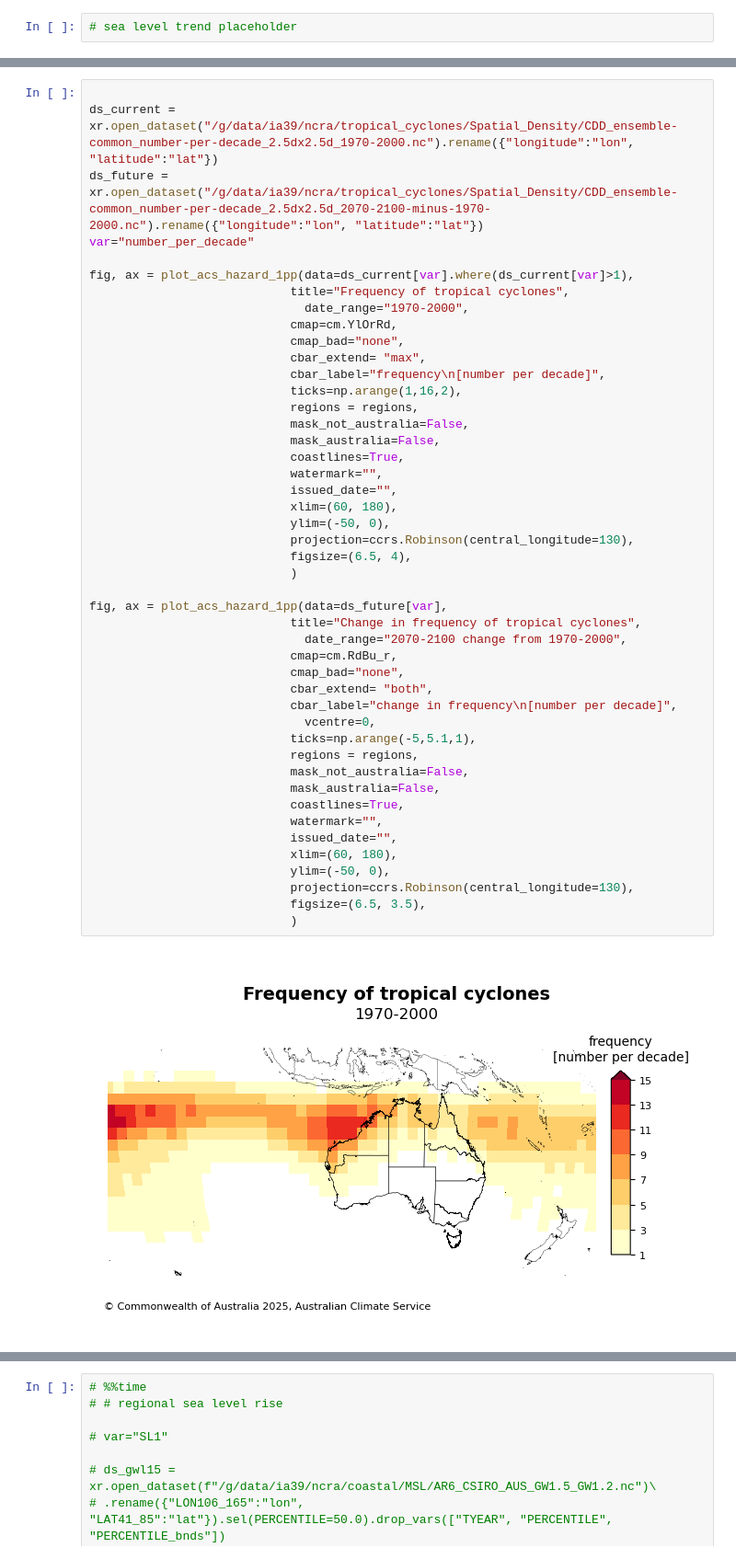
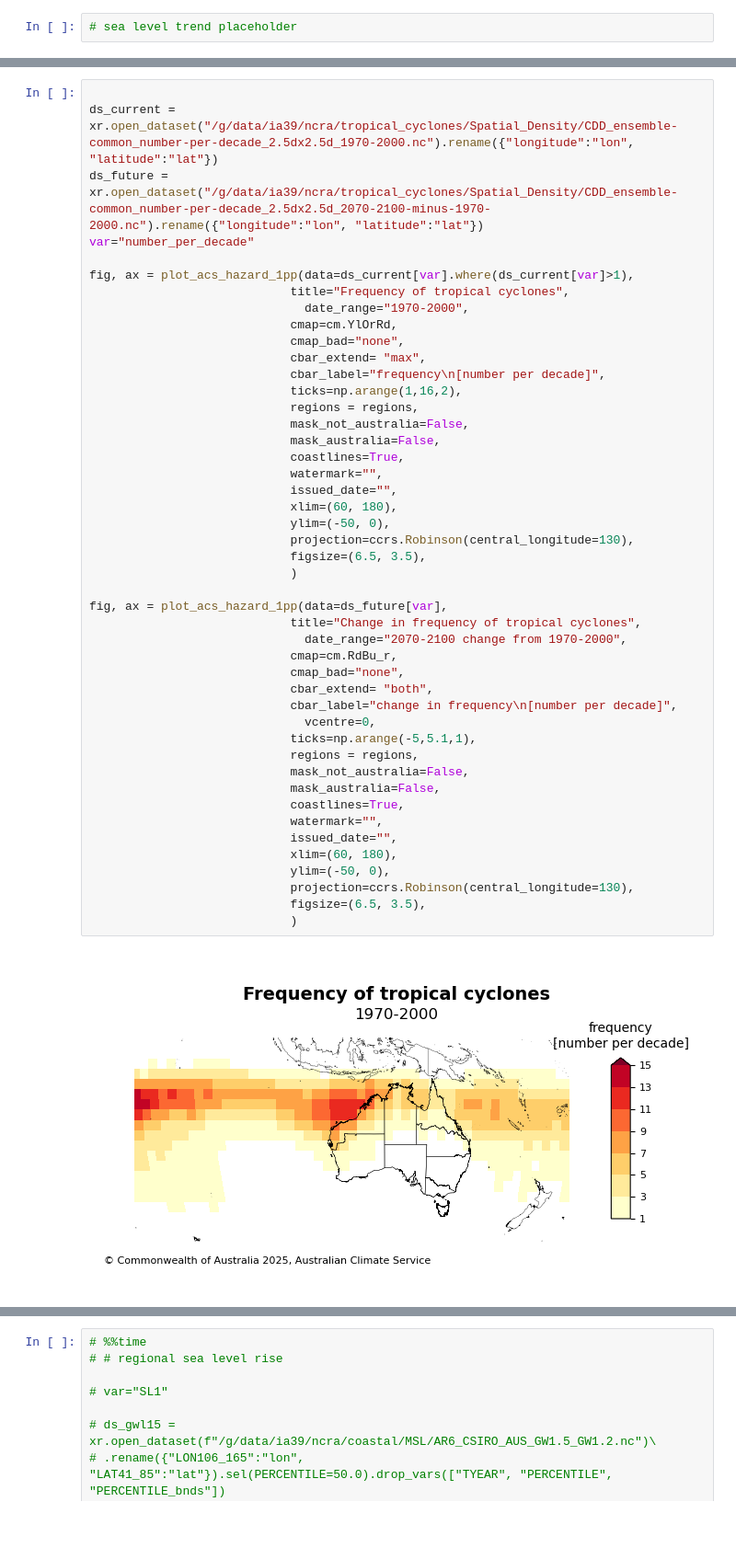
Before and after one commit to AusClimateService/plotting_maps, a Jupyter notebook: reports/Climate_and_hazards_report.ipynb, the cells around one changed output, grey strips where cells are left out. Shown at 92% size. Cells and saved outputs as stored; diff of their text form; blank space fills up the shorter version.

Commit message:
updated report figures

```diff
--- a/reports/Climate_and_hazards_report.ipynb
+++ b/reports/Climate_and_hazards_report.ipynb
@@ -734,33 +734,33 @@ fig, ax = plot_acs_hazard_1pp(data=ds_current[var].where(ds_current[var]>1),
                             mask_australia=False,
                             coastlines=True,
                             watermark="",
                             issued_date="",
                             xlim=(60, 180),
                             ylim=(-50, 0),
                             projection=ccrs.Robinson(central_longitude=130),
-                            figsize=(6.5, 4),
+                            figsize=(6.5, 3.5),
                             )
 
 fig, ax = plot_acs_hazard_1pp(data=ds_future[var],
                             title="Change in frequency of tropical cyclones",
                               date_range="2070-2100 change from 1970-2000",
                             cmap=cm.RdBu_r,
                             cmap_bad="none",
                             cbar_extend= "both",
                             cbar_label="change in frequency\n[number per decade]",
                               vcentre=0,
                             ticks=np.arange(-5,5.1,1),
                             regions = regions,
                             mask_not_australia=False,
                             mask_australia=False,
                             coastlines=True,
                             watermark="",
                             issued_date="",
                             xlim=(60, 180),
                             ylim=(-50, 0),
                             projection=ccrs.Robinson(central_longitude=130),
                             figsize=(6.5, 3.5),
                             )
 # %% [output]
-[figure, old version]
+[figure, new version]
 [figure]
```
Also changed, not shown: parts of 26 cells of this notebook, 24 other files.
